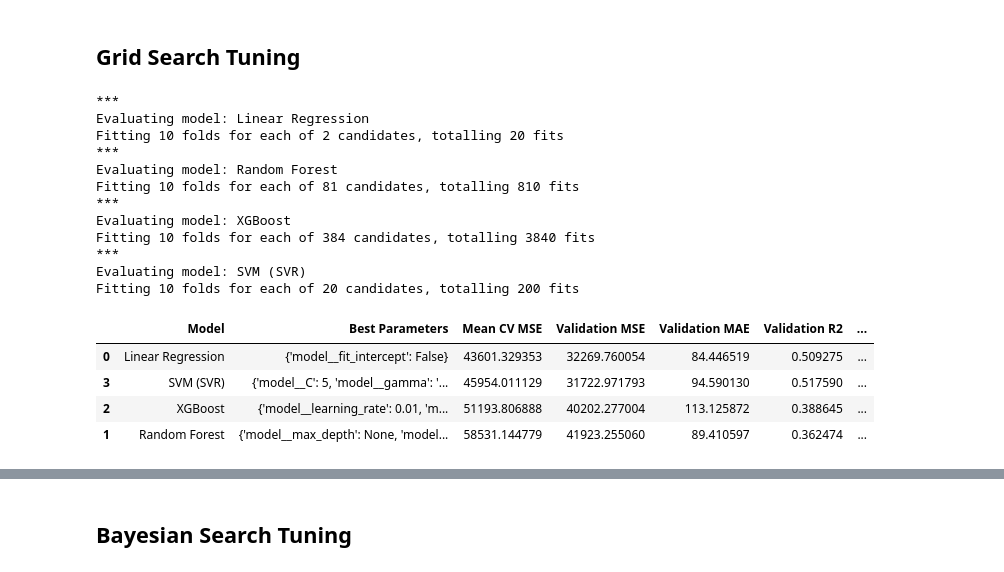
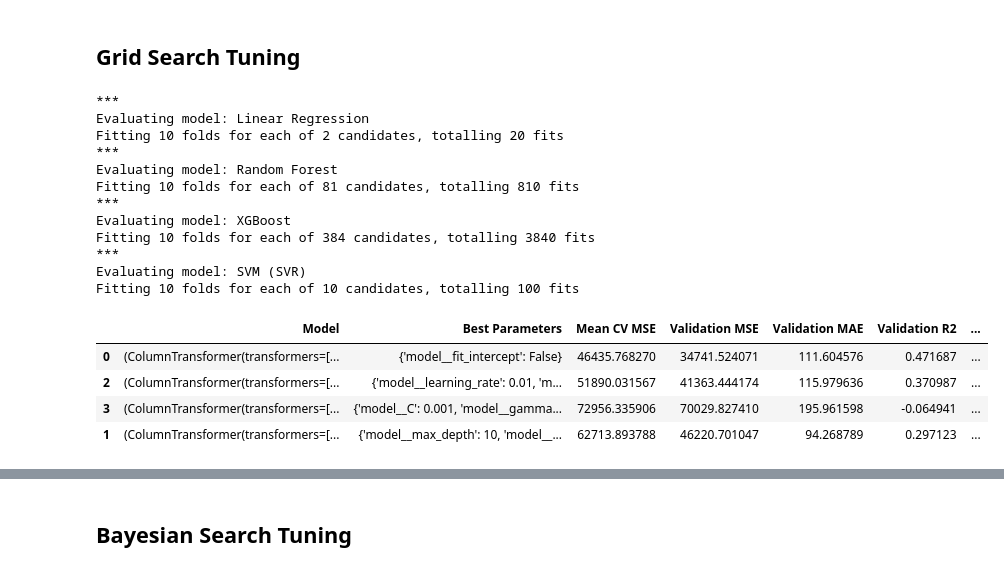
Before and after one commit to omarkhater-school/multi_modal_cgm_analysis, a Jupyter notebook: initial_modeling/viome_data.ipynb, the cells around one changed output, grey strips where cells are left out. Saved outputs shown, nothing was run; the diff lists cells and outputs as text; code cells hidden in the pictures.

```diff
--- a/initial_modeling/viome_data.ipynb
+++ b/initial_modeling/viome_data.ipynb
@@ -229,6 +344,7 @@ def rmsre(y_true, y_pred):
 # %%
 features = combined_df.drop(
     columns=[
+        "Day",
         "Subject ID",
         "Lunch Calories",
         "Lunch Carbs",
@@ -239,7 +355,10 @@ target = combined_df["Lunch Calories"]
 
 # Explicitly defining exceptions for numerical columns with low `nunique()`
 numerical_exceptions = [
-    'Breakfast Calories', 'Breakfast Carbs', 'Breakfast Fat', 'Breakfast Protein',
+    'Breakfast Calories',
+    'Breakfast Carbs',
+    'Breakfast Fat',
+    'Breakfast Protein',
     "Age", "Weight", "Height", "A1C", "Baseline Fasting Glucose",
     "Insulin", "Triglycerides", "Cholesterol", "HDL", "Non-HDL",
     "LDL", "VLDL", "CHO/HDL Ratio", "HOMA-IR", "BMI"
@@ -299,7 +418,7 @@ models_with_params = {
     "SVM (SVR)": {
         "model": SVR(),
         "params": {
-            "model__kernel": ["linear", "rbf"],
+            "model__kernel": ["linear"],
             "model__C": [.001, 0.1, 1, 5, 10],
             "model__gamma": ["scale", "auto"]
         }
@@ -321,7 +460,7 @@ X_train.head()
 ## Grid Search Tuning
 # %%
 # Evaluate each model
-results = []
+grid_results = []
 best_model = None
 best_model_name = None
 lowest_rmsre = float('inf')
@@ -366,7 +505,7 @@ for model_name, model_info in models_with_params.items():
 
         # Store results
         result =  {
-            "Model": model_name,
+            "Model": grid_search.best_estimator_,
             "Best Parameters": grid_search.best_params_,
             "Mean CV MSE": best_cv_score,
             "Validation MSE": val_mse,
@@ -379,7 +518,7 @@ for model_name, model_info in models_with_params.items():
             best_model = grid_search.best_estimator_
             best_model_name = model_name
 
-        results.append(result)
+        grid_results.append(result)
 
     except Exception as e:
         print(f"Error with model {model_name}: {e}")
@@ -396,13 +535,14 @@ Evaluating model: XGBoost
 Fitting 10 folds for each of 384 candidates, totalling 3840 fits
 ***
 Evaluating model: SVM (SVR)
-Fitting 10 folds for each of 20 candidates, totalling 200 fits
+Fitting 10 folds for each of 10 candidates, totalling 100 fits
 # %%
-comparison_df = pd.DataFrame(results).sort_values(by="Validation RMSRE")
-comparison_df
+comparison_df_grid = pd.DataFrame(grid_results).sort_values(by="Validation RMSRE")
+comparison_df_grid["Tuning Strategy"] = "Grid"
+comparison_df_grid
 # %% [output]
 |  | Model | Best Parameters | Mean CV MSE | Validation MSE | Validation MAE | Validation R2 | ... |
-| 0 | Linear Regression | {'model__fit_intercept': False} | 43601.329353 | 32269.760054 | 84.446519 | 0.509275 | ... |
-| 3 | SVM (SVR) | {'model__C': 5, 'model__gamma': '... | 45954.011129 | 31722.971793 | 94.590130 | 0.517590 | ... |
-| 2 | XGBoost | {'model__learning_rate': 0.01, 'm... | 51193.806888 | 40202.277004 | 113.125872 | 0.388645 | ... |
-| 1 | Random Forest | {'model__max_depth': None, 'model... | 58531.144779 | 41923.255060 | 89.410597 | 0.362474 | ... |
+| 0 | (ColumnTransformer(transformers=[... | {'model__fit_intercept': False} | 46435.768270 | 34741.524071 | 111.604576 | 0.471687 | ... |
+| 2 | (ColumnTransformer(transformers=[... | {'model__learning_rate': 0.01, 'm... | 51890.031567 | 41363.444174 | 115.979636 | 0.370987 | ... |
+| 3 | (ColumnTransformer(transformers=[... | {'model__C': 0.001, 'model__gamma... | 72956.335906 | 70029.827410 | 195.961598 | -0.064941 | ... |
+| 1 | (ColumnTransformer(transformers=[... | {'model__max_depth': 10, 'model__... | 62713.893788 | 46220.701047 | 94.268789 | 0.297123 | ... |
```
Also changed, not shown: parts of 27 cells of this notebook.
